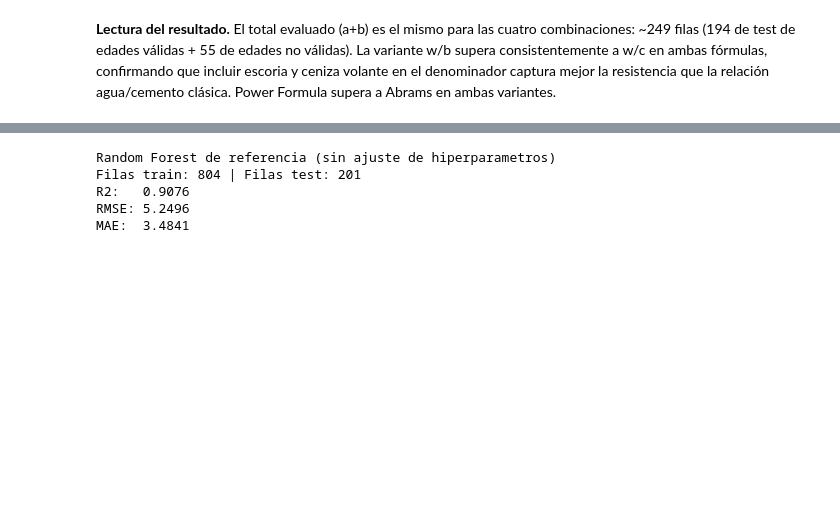
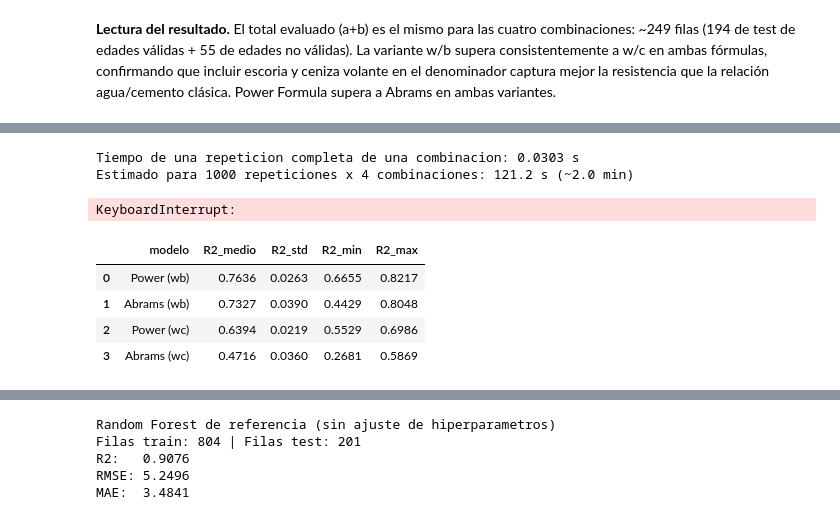
Before and after one commit to JFCRISOSTOMO/INGENIERIA-ESTRUCTURAL, a Jupyter notebook: notebooks/00_baseline_empirico.ipynb, the cells around one changed output, grey strips where cells are left out. Drawn from its saved outputs; the diff is of its cells as text; code cells hidden in the pictures; blank space fills up the shorter version.

```diff
--- a/notebooks/00_baseline_empirico.ipynb
+++ b/notebooks/00_baseline_empirico.ipynb
@@ -347,0 +413,46 @@ Total evaluado (a+b): 249 de 1005 filas del dataset limpio
+# %%
+import time
+
+N_REPS = 1000
+COMBOS = [(fname, variant) for variant in ['wc', 'wb'] for fname in FORMULAS]
+
+t0 = time.perf_counter()
+_ = run_repetition_combo(seed=1, variant='wb', fname='Power')
+t1 = time.perf_counter()
+time_one_combo = t1 - t0
+
+total_estimate = time_one_combo * N_REPS * len(COMBOS)
+print(f'Tiempo de una repeticion completa de una combinacion: {time_one_combo:.4f} s')
+print(f'Estimado para {N_REPS} repeticiones x {len(COMBOS)} combinaciones: '
+      f'{total_estimate:.1f} s (~{total_estimate / 60:.1f} min)')
+# %% [output]
+Tiempo de una repeticion completa de una combinacion: 0.0303 s
+Estimado para 1000 repeticiones x 4 combinaciones: 121.2 s (~2.0 min)
+# %%
+repeated_records = []
+t_start = time.perf_counter()
+for seed in range(1, N_REPS + 1):
+    for fname, variant in COMBOS:
+        r2 = run_repetition_combo(seed, variant, fname)
+        repeated_records.append(dict(seed=seed, formula=fname, variant=variant, R2=r2))
+t_end = time.perf_counter()
+
+repeated_df = pd.DataFrame(repeated_records)
+repeated_df['modelo'] = repeated_df['formula'] + ' (' + repeated_df['variant'] + ')'
+
+print(f'Repeticiones completadas: {N_REPS} x {len(COMBOS)} combinaciones = {len(repeated_df)} corridas')
+print(f'Tiempo total real: {t_end - t_start:.2f} s (~{(t_end - t_start) / 60:.2f} min)')
+# %% [output]
+KeyboardInterrupt:
+# %%
+repeated_summary = repeated_df.groupby('modelo')['R2'].agg(
+    R2_medio='mean', R2_std='std', R2_min='min', R2_max='max'
+).reset_index()
+repeated_summary = repeated_summary.sort_values('R2_medio', ascending=False).reset_index(drop=True)
+repeated_summary.round(4)
+# %% [output]
+|  | modelo | R2_medio | R2_std | R2_min | R2_max |
+| 0 | Power (wb) | 0.7636 | 0.0263 | 0.6655 | 0.8217 |
+| 1 | Abrams (wb) | 0.7327 | 0.0390 | 0.4429 | 0.8048 |
+| 2 | Power (wc) | 0.6394 | 0.0219 | 0.5529 | 0.6986 |
+| 3 | Abrams (wc) | 0.4716 | 0.0360 | 0.2681 | 0.5869 |
```
Also changed, not shown: parts of 9 cells of this notebook, 1 other file.
